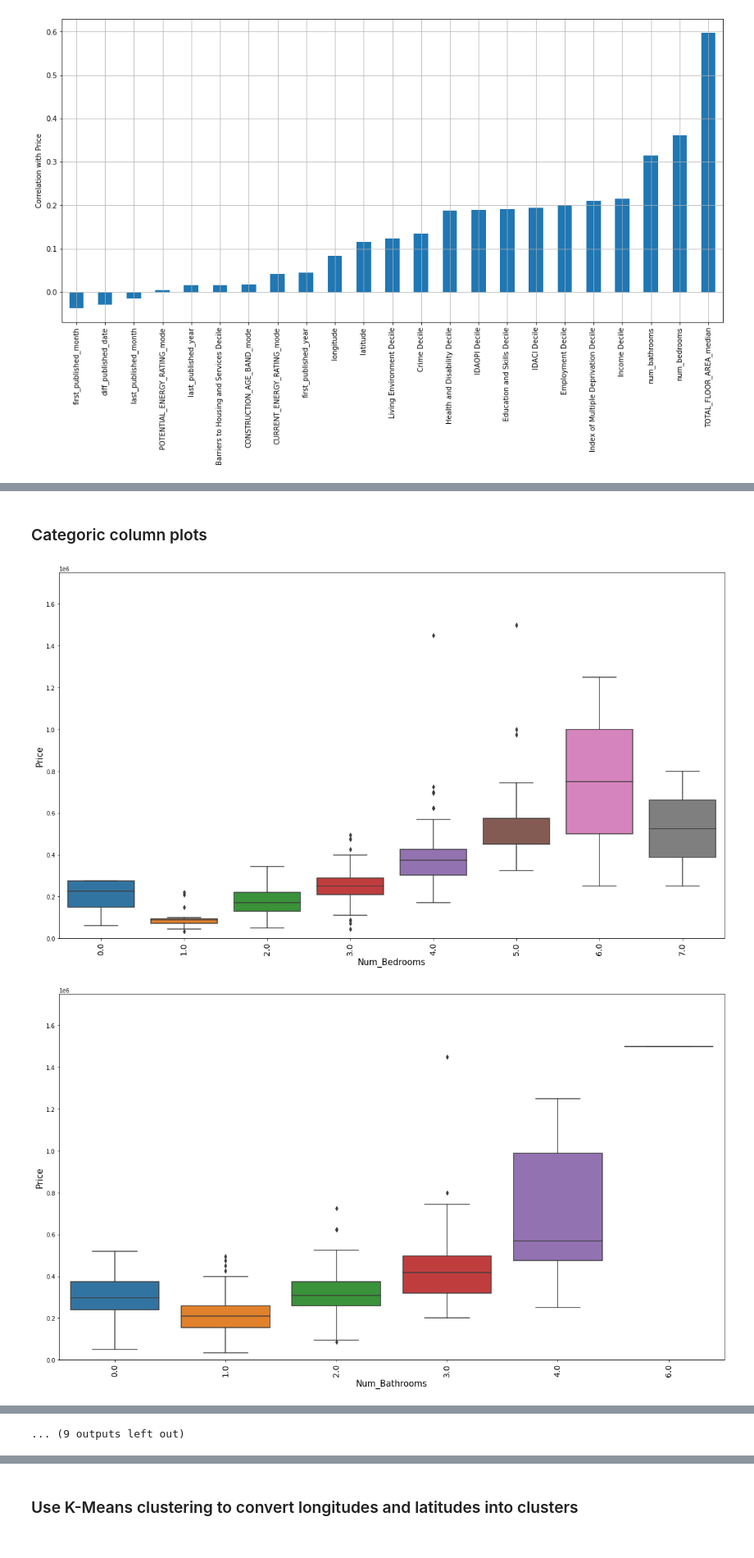
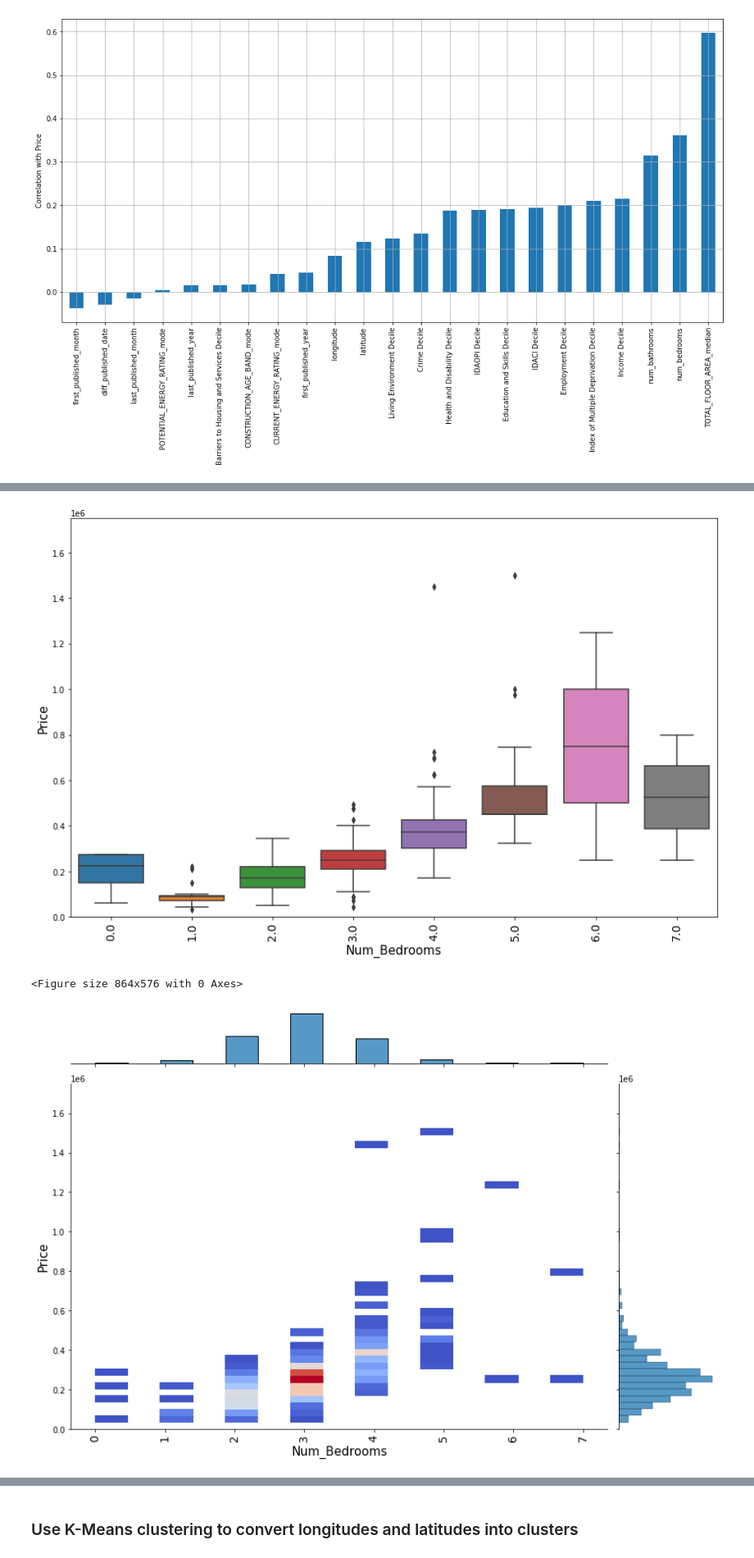
Before and after one commit to RobertVallance/house_prices_prediction_nuneaton_hinckley, a Jupyter notebook: 2.1-eda.ipynb, the cells around one changed output, grey strips where cells are left out. Shown at 82% size. Cells and saved outputs as stored; diff of their text form; code cells hidden in the pictures.

```diff
--- a/2.1-eda.ipynb
+++ b/2.1-eda.ipynb
@@ -293,14 +272,12 @@ plt.tight_layout()
-# %% [markdown]
-### Categoric column plots
 # %%
-def plot_graph(x_col, y_col, kind, ylim, var_order=None):
+def plot_graph(x_col, y_col, kind, y_lim, var_order=None):
 
     """
     Create 2D plots of x vs y, where the kind of plot can be specificed, maximum y limit and order
     from left to right of the x variable values
     """
 
-    fig = plt.figure(figsize=(17,10))
+    fig = plt.figure(figsize=(12, 8))
 
     if kind == 'scatter':
         sns.scatterplot(x=x_col, y=y_col)
@@ -308,36 +285,46 @@ def plot_graph(x_col, y_col, kind, ylim, var_order=None):
         sns.violinplot(x=x_col, y=y_col, order=var_order)
     elif kind == 'box':
         sns.boxplot(x=x_col, y=y_col, order=var_order)
+    elif kind == 'hist':
+        g = sns.jointplot(x=x_col, y=y_col, kind='hist', cmap='coolwarm')
+        g.fig.set_figwidth(12)
+        g.fig.set_figheight(8)
+    elif kind == 'hex':
+        g = sns.jointplot(x=x_col, y=y_col, kind='hex')
+        g.fig.set_figwidth(12)
+        g.fig.set_figheight(6)
 
-    plt.ylim((0, ylim))
-    plt.xlabel(col.title(), fontsize=15)
+    plt.ylim((0, y_lim))
+    plt.xlabel(x_col.name.title(), fontsize=15)
     plt.xticks(fontsize=14, rotation=90)
     plt.ylabel('Price', fontsize=15)
     plt.xticks(fontsize=14)
     plt.tight_layout()
 # %%
-# Create 2D bar plots for numeric variables (box plots for
+# Create 2D plots for numeric variables (box plots and hist plots for
 # ordered discrete variables and scatter plots for continuous variables)
 
 for col in numeric_cols:
 
     # ignore these columns
     if col in ['latitude', 'longitude', 'price']:
         continue
 
     # continuous variables
     elif col in ['TOTAL_FLOOR_AREA_median', 'diff_published_date']:
-        plot_graph(zoopla_df_train[col], zoopla_df_train['price'], kind='scatter', ylim=700000)
+        plot_graph(zoopla_df_train[col], zoopla_df_train['price'], kind='hex', y_lim=700000)
 
     # ordered discrete variables
     else:
         if col in ['num_bedrooms', 'num_bathrooms']:
             ylim = 1750000
         elif col in ['CURRENT_ENERGY_RATING_mode', 'POTENTIAL_ENERGY_RATING_mode']:
             ylim = 1000000
         else:
             ylim = 700000
-        plot_graph(zoopla_df_train[col], zoopla_df_train['price'].astype(float), kind='box', ylim=ylim)
+        plot_graph(zoopla_df_train[col], zoopla_df_train['price'], kind='box', y_lim=ylim)
+        plot_graph(zoopla_df_train[col], zoopla_df_train['price'], kind='hist', y_lim=ylim)
 # %% [output]
-[figure, old version]
+[figure, new version]
+<Figure size 864x576 with 0 Axes>
-[figure, old version]
+[figure, new version]
@@ -354 +339,0 @@ for col in numeric_cols:
-... (9 outputs left out)
```
Also changed, not shown: parts of 27 cells of this notebook.
